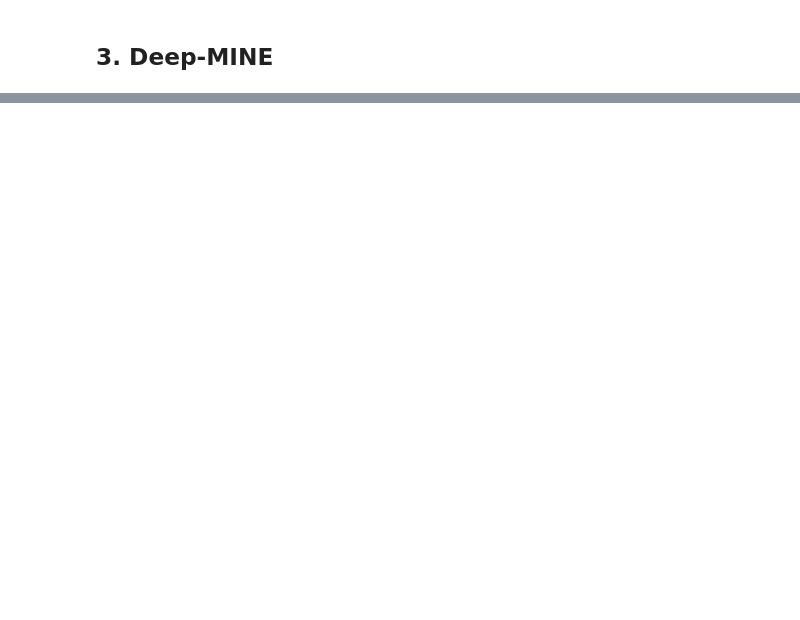
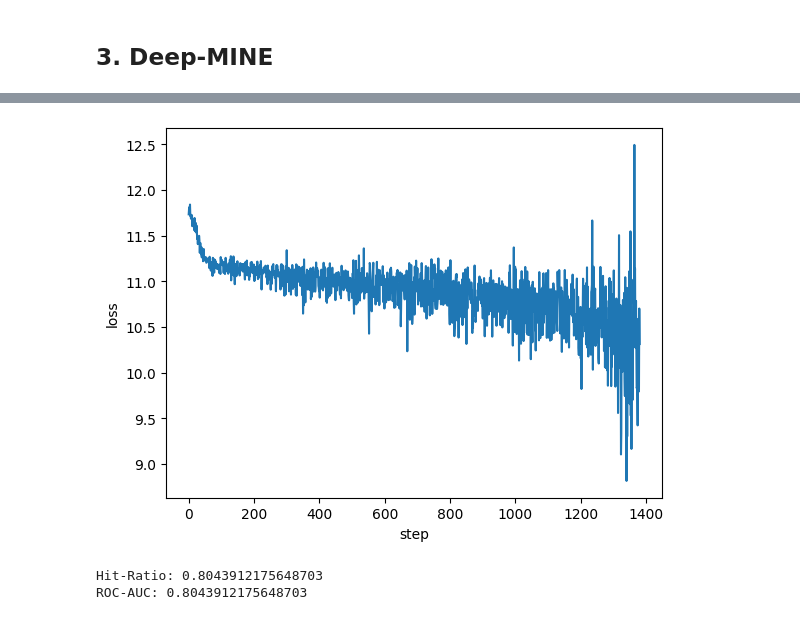
Before and after one commit to vichShir/deep-mine, a Jupyter notebook: Deep_MINE.ipynb, the cells around one changed output, grey strips where cells are left out. Drawn from its saved outputs; the diff is of its cells as text; code cells hidden in the pictures; blank space fills up the shorter version.

Commit message:
Updated Deep-MINE code

```diff
--- a/Deep_MINE.ipynb
+++ b/Deep_MINE.ipynb
@@ -686,3 +649,0 @@ df_prime_pantry.iloc[0]['reviewText']
-# %%
-x = vectorizer.transform([df_prime_pantry.iloc[0]['reviewText']])
-x.toarray()
@@ -1197,20 +999,0 @@ def prediction(user, item, image, description, review):
-# %%
-# user id
-user = torch.LongTensor([4])
-
-# positive item
-p_item = torch.LongTensor([50])
-p_image = torch.randn(1, 3, 40, 40)
-p_description = torch.randn(1, 32)
-p_review = torch.randn(1, 32)
-
-# negative item
-n_item = torch.LongTensor([98])
-n_image = torch.randn(1, 3, 40, 40)
-n_description = torch.randn(1, 32)
-n_review = torch.randn(1, 32)
-
-# predictions
-x_ij = prediction(user, p_item, p_image, p_description, p_review)
-x_ik = prediction(user, n_item, n_image, n_description, n_review)
-x_ij - x_ik
@@ -1228,0 +1169,5 @@ Next steps:
+# %%
+n_users = df_prime_pantry['reviewerID'].nunique()
+n_items = df_products['asin'].nunique()
+print('Number of users:', n_users)
+print('Number of items:', n_items)
@@ -1228,0 +1177,11 @@ Next steps:
+# %%
+model = DeepMINEModel(
+    n_users=n_users,
+    n_items=n_items,
+    img_size=40,
+    review_vocab_size=review_vocab.vocab_size(),
+    desc_vocab_size=description_vocab.vocab_size(),
+).to(device)
+model.apply(init_weights)
+print('Number of parameters:', sum(p.numel() for p in model.parameters()))
+model
@@ -1229,3 +1307,15 @@ Next steps:
+# %%
+sns.lineplot(loss_history)
+plt.xlabel('step')
+plt.ylabel('loss')
+plt.show()
+# %% [output]
+[figure, added]
+# %%
+evaluate(model, test_dataloader)
+# %% [output]
+Hit-Ratio: 0.8043912175648703
+ROC-AUC: 0.8043912175648703
 # %% [markdown]
 Perhaps check these references:
 
```
Also changed, not shown: parts of 79 cells of this notebook.
